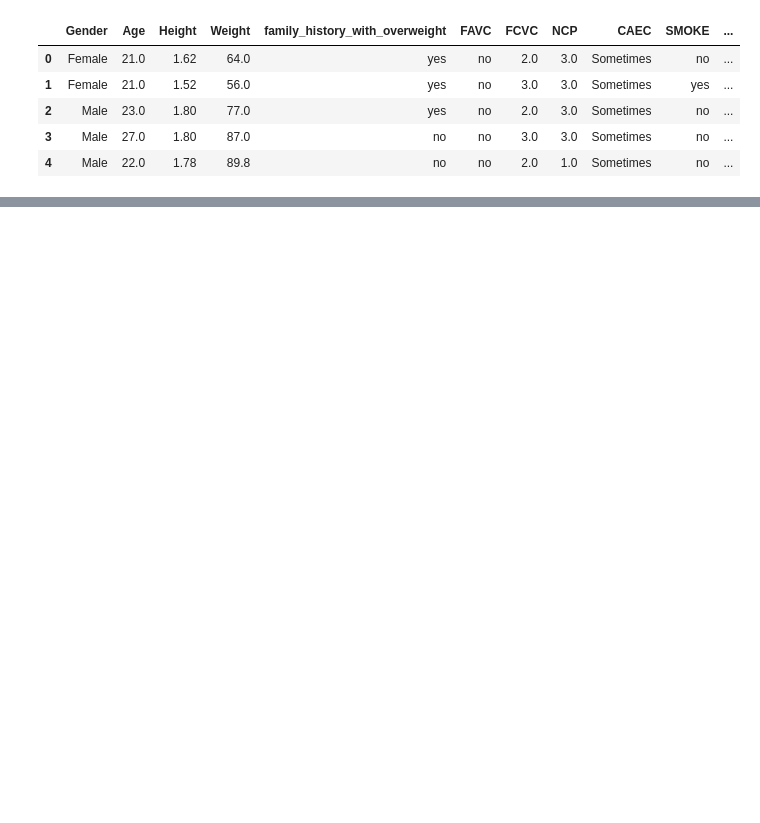
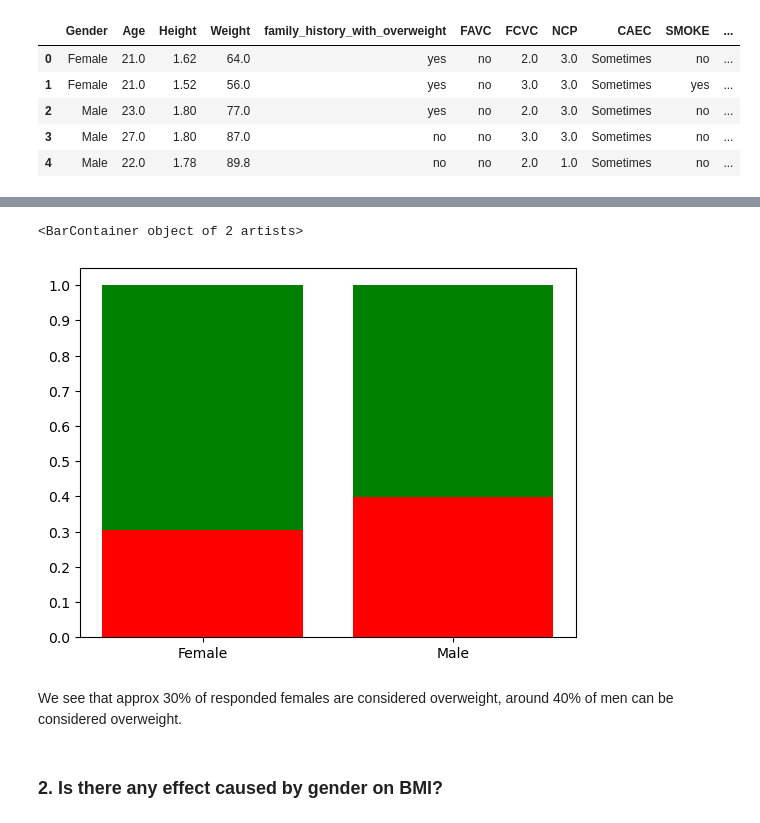
Before and after one commit to LukMRVC/machine-learning, a Jupyter notebook: eda/EDA.ipynb, the cells around one changed output, grey strips where cells are left out. Cells and saved outputs as stored; diff of their text form; code cells hidden in the pictures; blank space fills up the shorter version.

```diff
--- a/eda/EDA.ipynb
+++ b/eda/EDA.ipynb
@@ -40,0 +137,12 @@ with pd.option_context('display.max_columns', None):
+# %%
+ob_map = {
+    'Insufficient_Weight': 0,
+    'Normal_Weight': 1,
+    'Overweight_Level_I': 2,
+    'Overweight_Level_II': 3,
+    'Obesity_Type_I': 4,
+    'Obesity_Type_II': 5,
+    'Obesity_Type_III': 6,
+}
+# %%
+df.loc[:, 'BMINum'] = df.apply(lambda r: ob_map.get(r.NObeyesdad), axis=1)
@@ -40,0 +159,12 @@ with pd.option_context('display.max_columns', None):
+# %%
+step = 0.1
+plt.yticks(np.arange(0, 1.0 + step, step))
+plt.bar(df_agg.Gender, df_agg.OW, color='red')
+plt.bar(df_agg.Gender, df_agg.NonOW, color='green', bottom=df_ow.OW)
+# %% [output]
+<BarContainer object of 2 artists>
+[figure, added]
+# %% [markdown]
+We see that approx 30% of responded females are considered overweight, around 40% of men can be considered overweight.
+# %% [markdown]
+### 2. Is there any effect caused by gender on BMI?
```
Also changed, not shown: parts of 76 cells of this notebook.
